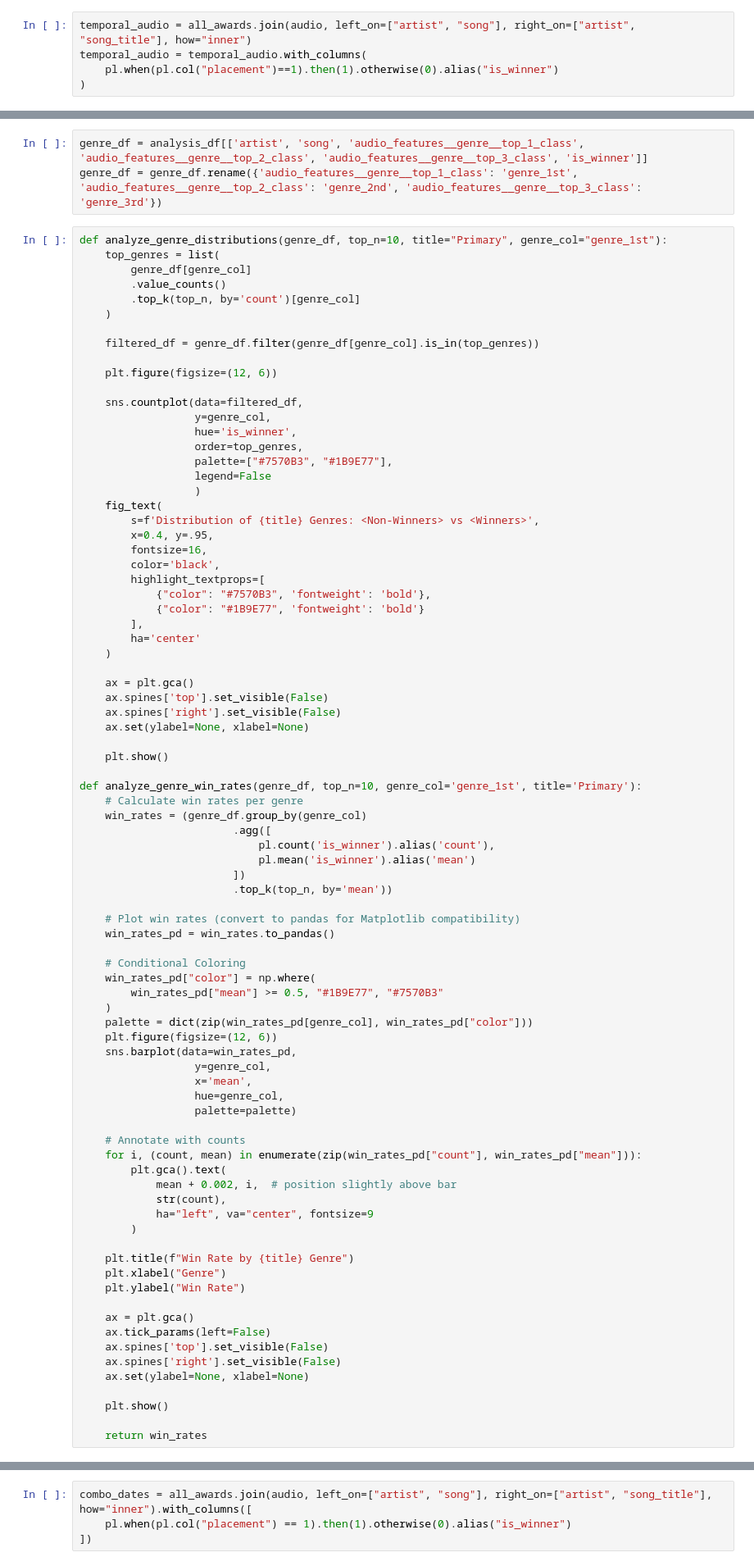
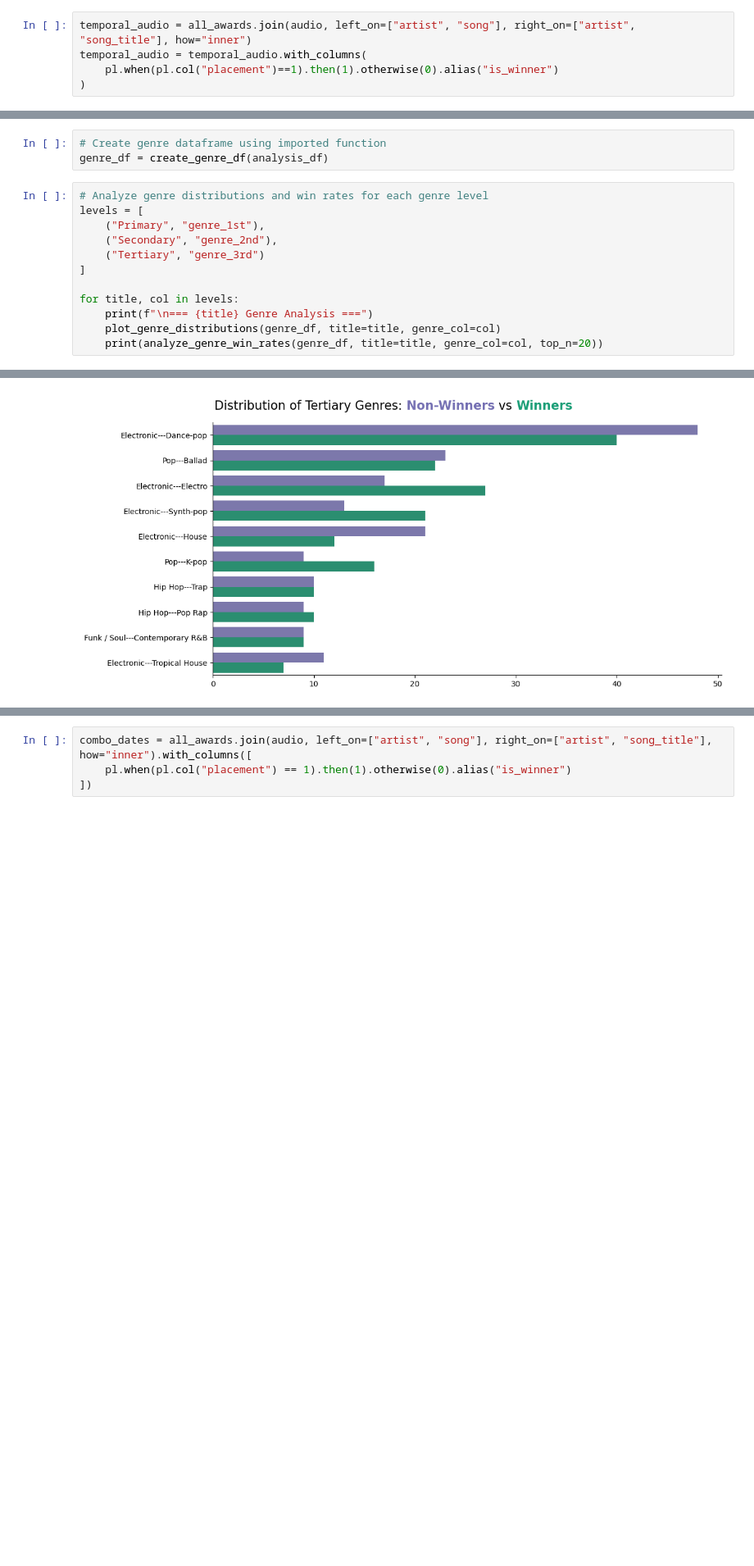
Before and after one commit to ccaban6/love-dive-into-kpop-music-show-winners, a Jupyter notebook: notebooks/04_explore_audio_features.ipynb, the cells around one changed output, grey strips where cells are left out. Shown at 82% size. Saved outputs shown, nothing was run; the diff lists cells and outputs as text; blank space fills up the shorter version.

```diff
--- a/notebooks/04_explore_audio_features.ipynb
+++ b/notebooks/04_explore_audio_features.ipynb
@@ -550,86 +487,16 @@ for group in FEATURE_GROUPS.keys():
 # %%
-genre_df = analysis_df[['artist', 'song', 'audio_features__genre__top_1_class', 'audio_features__genre__top_2_class', 'audio_features__genre__top_3_class', 'is_winner']]
-genre_df = genre_df.rename({'audio_features__genre__top_1_class': 'genre_1st', 'audio_features__genre__top_2_class': 'genre_2nd', 'audio_features__genre__top_3_class': 'genre_3rd'})
+# Create genre dataframe using imported function
+genre_df = create_genre_df(analysis_df)
 # %%
-def analyze_genre_distributions(genre_df, top_n=10, title="Primary", genre_col="genre_1st"):
-    top_genres = list(
-        genre_df[genre_col]
-        .value_counts()
-        .top_k(top_n, by='count')[genre_col]
-    )
+# Analyze genre distributions and win rates for each genre level
+levels = [
+    ("Primary", "genre_1st"),
+    ("Secondary", "genre_2nd"),
+    ("Tertiary", "genre_3rd")
+]
 
-    filtered_df = genre_df.filter(genre_df[genre_col].is_in(top_genres))
-
-    plt.figure(figsize=(12, 6))
-
-    sns.countplot(data=filtered_df,
-                  y=genre_col,
-                  hue='is_winner',
-                  order=top_genres,
-                  palette=["#7570B3", "#1B9E77"],
-                  legend=False
-                  )
-    fig_text(
-        s=f'Distribution of {title} Genres: <Non-Winners> vs <Winners>',
-        x=0.4, y=.95,
-        fontsize=16,
-        color='black',
-        highlight_textprops=[
-            {"color": "#7570B3", 'fontweight': 'bold'},
-            {"color": "#1B9E77", 'fontweight': 'bold'}
-        ],
-        ha='center'
-    )
-
-    ax = plt.gca()
-    ax.spines['top'].set_visible(False)
-    ax.spines['right'].set_visible(False)
-    ax.set(ylabel=None, xlabel=None)
-
-    plt.show()
-
-def analyze_genre_win_rates(genre_df, top_n=10, genre_col='genre_1st', title='Primary'):
-    # Calculate win rates per genre
-    win_rates = (genre_df.group_by(genre_col)
-                        .agg([
-                            pl.count('is_winner').alias('count'),
-                            pl.mean('is_winner').alias('mean')
-                        ])
-                        .top_k(top_n, by='mean'))
-
-    # Plot win rates (convert to pandas for Matplotlib compatibility)
-    win_rates_pd = win_rates.to_pandas()
-
-    # Conditional Coloring
-    win_rates_pd["color"] = np.where(
-        win_rates_pd["mean"] >= 0.5, "#1B9E77", "#7570B3"
-    )
-    palette = dict(zip(win_rates_pd[genre_col], win_rates_pd["color"]))
-    plt.figure(figsize=(12, 6))
-    sns.barplot(data=win_rates_pd,
-                  y=genre_col,
-                  x='mean',
-                  hue=genre_col,
-                  palette=palette)
-
-    # Annotate with counts
-    for i, (count, mean) in enumerate(zip(win_rates_pd["count"], win_rates_pd["mean"])):
-        plt.gca().text(
-            mean + 0.002, i,  # position slightly above bar
-            str(count),
-            ha="left", va="center", fontsize=9
-        )
-
-    plt.title(f"Win Rate by {title} Genre")
-    plt.xlabel("Genre")
-    plt.ylabel("Win Rate")
-
-    ax = plt.gca()
-    ax.tick_params(left=False)
-    ax.spines['top'].set_visible(False)
-    ax.spines['right'].set_visible(False)
-    ax.set(ylabel=None, xlabel=None)
-
-    plt.show()
-
-    return win_rates
+for title, col in levels:
+    print(f"\n=== {title} Genre Analysis ===")
+    plot_genre_distributions(genre_df, title=title, genre_col=col)
+    print(analyze_genre_win_rates(genre_df, title=title, genre_col=col, top_n=20))
+# %% [output]
@@ -635,0 +546 @@ def analyze_genre_win_rates(genre_df, top_n=10, genre_col='genre_1st', title='Pr
+[figure, added]
```
Also changed, not shown: parts of 45 cells of this notebook, 5 other files.
